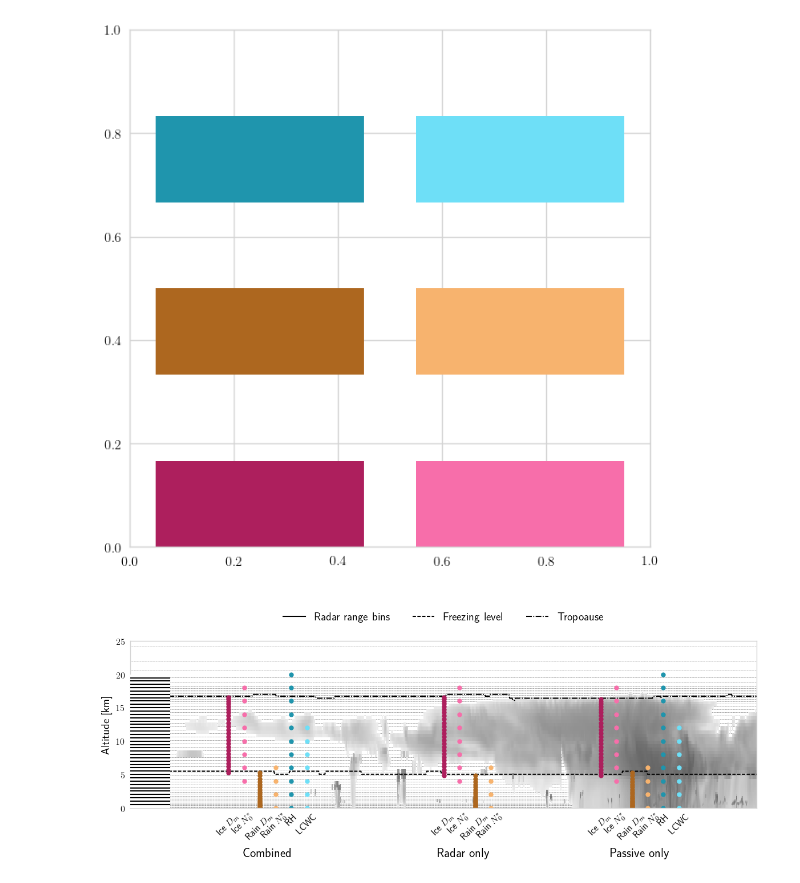
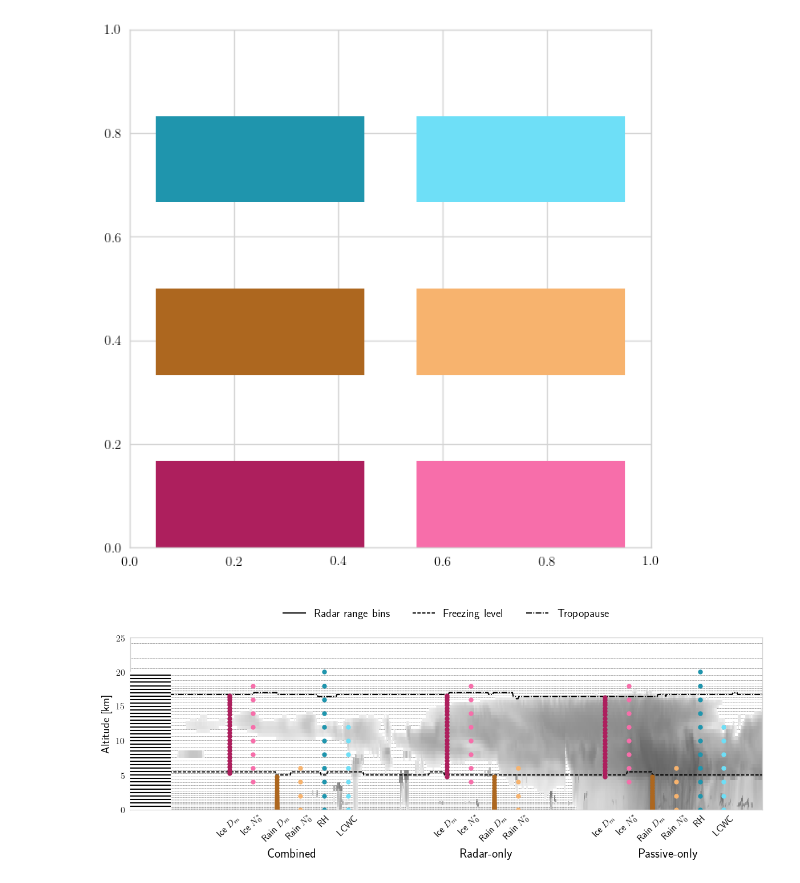
Before and after one commit to simonpf/mcrf, a Jupyter notebook: notebooks/liras/retrieval_sketch.ipynb, the cells around one changed output. Drawn from its saved outputs; the diff is of its cells as text; code cells hidden in the pictures.

```diff
--- a/notebooks/liras/retrieval_sketch.ipynb
+++ b/notebooks/liras/retrieval_sketch.ipynb
@@ -252,7 +235,7 @@ x_ice_dm = np.array([x[i]] * z_ice_dm.size)
 ax.plot(x_ice_dm, z_ice_dm, marker = "o", markersize = markersize,
         ls = "", c = colors[0])
 # Ice N_0
-i += 20
+i += 30
 z_ice_n0 = z_grid[ice.a_priori[0]._get_mask(data_provider, i + 2800)]
 x_ice_n0 = np.array([x[i]] * z_ice_n0.size)
 ax.plot(x_ice_n0, z_ice_n0, marker = "o", markersize = markersize,
@@ -260,27 +243,27 @@ ax.plot(x_ice_n0, z_ice_n0, marker = "o", markersize = markersize,
 
 
 # Rain_ D_m
-i += 20
+i += 30
 z_rain_dm = y[rain.a_priori[1].mask(data_provider, i + 2800)]
 x_rain_dm = np.array([x[i]] * z_rain_dm.size)
 ax.plot(x_rain_dm, z_rain_dm, marker = "o", markersize = markersize,
         ls = "", c=colors[2])
 # Rain N_0
-i += 20
+i += 30
 z_rain_n0 = z_grid[rain.a_priori[0]._get_mask(data_provider, i + 2800)]
 x_rain_n0 = np.array([x[i]] * z_rain_n0.size)
 ax.plot(x_rain_n0, z_rain_n0, marker = "o", markersize = markersize,
         ls = "", c=colors[3])
 
 # Humdity
-i += 20
+i += 30
 z_rh = z_grid[h2o_a_priori._get_mask(data_provider, i + 2800)]
 x_rh = np.array([x[i]] * z_rh.size)
 ax.plot(x_rh, z_rh, marker = "o", markersize = markersize, ls = "",
         c=colors[4])
 
 # Liquid cloud
-i += 20
+i += 30
 cloud_water_a_priori.owner = data_provider
 z_cw = z_grid[cloud_water_a_priori._get_mask(data_provider, i + 2800)]
 
@@ -299,7 +282,7 @@ x_ice_dm = np.array([x[i]] * z_ice_dm.size)
 ax.plot(x_ice_dm, z_ice_dm, marker = "o", markersize = markersize, ls = "",
         c =colors[0])
 # Ice N_0
-i += 20
+i += 30
 z_ice_n0 = z_grid[ice.a_priori[0]._get_mask(data_provider, i + 2800)]
 x_ice_n0 = np.array([x[i]] * z_ice_n0.size)
 ax.plot(x_ice_n0, z_ice_n0, marker = "o", markersize = markersize,
@@ -307,13 +290,13 @@ ax.plot(x_ice_n0, z_ice_n0, marker = "o", markersize = markersize,
 
 
 # Rain_ D_m
-i += 20
+i += 30
 z_rain_dm = y[rain.a_priori[1].mask(data_provider, i + 2800)]
 x_rain_dm = np.array([x[i]] * z_rain_dm.size)
 ax.plot(x_rain_dm, z_rain_dm, marker = "o", markersize = markersize,
         ls = "", c=colors[2])
 # Rain N_0
-i += 20
+i += 30
 z_rain_n0 = z_grid[rain.a_priori[0]._get_mask(data_provider, i + 2800)]
 x_rain_n0 = np.array([x[i]] * z_rain_n0.size)
 ax.plot(x_rain_n0, z_rain_n0, marker = "o", markersize = markersize,
@@ -341,7 +324,7 @@ ax.plot(x_ice_dm, z_ice_dm, marker = "o", markersize = markersize,
         ls = "",c=colors[0])
 
 # Ice N_0
-i += 20
+i += 30
 z_ice_n0 = z_grid[ice_n0_a_priori._get_mask(data_provider, i + 2800)]
 x_ice_n0 = np.array([x[i]] * z_ice_n0.size)
 ax.plot(x_ice_n0, z_ice_n0, marker = "o", markersize = markersize,
@@ -349,21 +332,21 @@ ax.plot(x_ice_n0, z_ice_n0, marker = "o", markersize = markersize,
 
 
 # Rain_ D_m
-i += 20
+i += 30
 z_rain_dm = y[rain_dm_a_priori.mask(data_provider, i + 2800)]
 x_rain_dm = np.array([x[i]] * z_rain_dm.size)
 ax.plot(x_rain_dm, z_rain_dm, marker = "o", markersize = markersize,
         ls = "", c=colors[2])
 
 # Rain N_0
-i += 20
+i += 30
 z_rain_n0 = z_grid[rain_n0_a_priori._get_mask(data_provider, i + 2800)]
 x_rain_n0 = np.array([x[i]] * z_rain_n0.size)
 ax.plot(x_rain_n0, z_rain_n0, marker = "o", markersize = markersize,
         ls = "", c=colors[3])
 
 # Humdity
-i += 20
+i += 30
 h2o_a_priori.owner = data_provider
 z_rh = z_grid[h2o_a_priori._get_mask(data_provider, i + 2800)]
 x_rh = np.array([x[i]] * z_rh.size)
@@ -371,7 +354,7 @@ ax.plot(x_rh, z_rh, marker = "o", markersize = markersize,
         ls = "", c=colors[4])
 
 # Liquid cloud
-i += 20
+i += 30
 cloud_water_a_priori.owner = data_provider
 z_cw = z_grid[cloud_water_a_priori._get_mask(data_provider, i + 2800)]
 
@@ -383,37 +366,37 @@ ax.set_xticks([])
 ax.grid(None)
 
 ###############################################################################################################################################################
 # Ticks
 ###############################################################################################################################################################
 
-inds = [125 + i for i in range(0, 110, 20)]
-inds += [400 + i for i in range(0, 70, 20)]
-inds += [600 + i for i in range(0, 110, 20)]
+inds = [125 + i for i in range(0, 160, 30)]
+inds += [400 + i for i in range(0, 100, 30)]
+inds += [600 + i for i in range(0, 160, 30)]
 xs = x[inds]
 labels = ["Ice $D_m$", "Ice $N_0^*$", "Rain $D_m$", "Rain $N_0^*$", "RH", "LCWC"]
 
 min_locator = FixedLocator(x[inds])
 min_formatter = FixedFormatter(labels + labels[:4] + labels)
-maj_locator = FixedLocator(x[[175, 425, 650]])
-maj_formatter = FixedFormatter(["Combined", "Radar only", "Passive only"])
+maj_locator = FixedLocator(x[[205, 450, 680]])
+maj_formatter = FixedFormatter(["Combined", "Radar-only", "Passive-only"])
 
 ax.xaxis.set_minor_locator(min_locator)
 ax.xaxis.set_minor_formatter(min_formatter)
 ax.xaxis.set_major_locator(maj_locator)
 ax.xaxis.set_major_formatter(maj_formatter)
 ax.set_ylim([0, 25])
 
 ax.xaxis.set_tick_params("major", labelrotation = 0, labelsize = 16, pad = 45)
 ax.xaxis.set_tick_params("minor", labelrotation = 45)
 
 ax = plt.subplot(gs[0])
 ax.set_axis_off()
-labels = ["Radar range bins", "Freezing level", "Tropoause"]
+labels = ["Radar range bins", "Freezing level", "Tropopause"]
 ax.legend(handles = handles, labels = labels, loc = "upper center", ncol = 3)
 
 plt.tight_layout()
 
 
 f.savefig("../../plots/retrieval_sketch.png", dpi = 300, bbox_inches = "tight")
 # %% [output]
-[figure, old version]
+[figure, new version]
```
Also changed, not shown: parts of 1 cell of this notebook, 15 other files.
